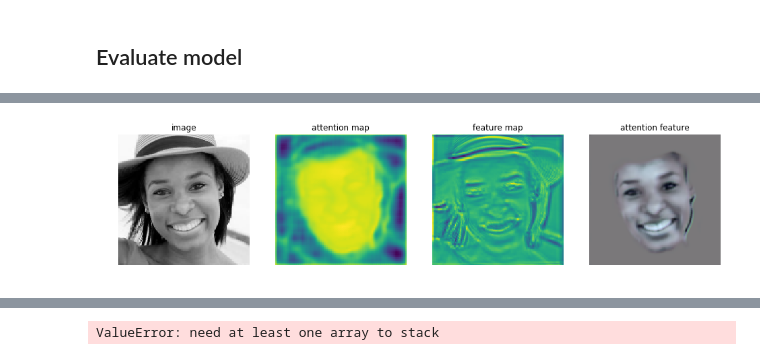
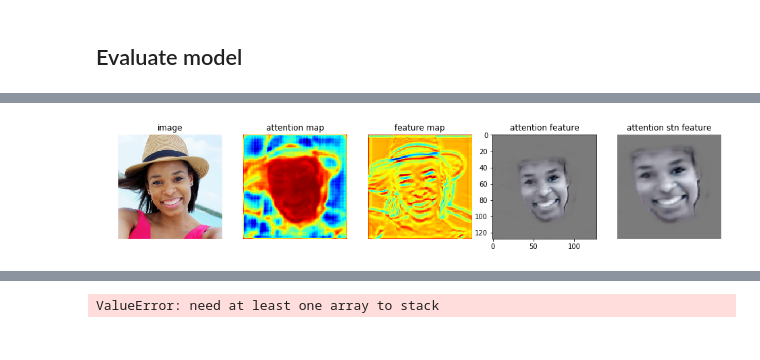
Before and after one commit to pedrodiamel/ferattention, a Jupyter notebook: books/eval.ipynb, the cells around one changed output, grey strips where cells are left out. Drawn from its saved outputs; the diff is of its cells as text; code cells hidden in the pictures.

Commit message:
add affect dataset and synthetic creation

```diff
--- a/books/eval.ipynb
+++ b/books/eval.ipynb
@@ -154,16 +160,17 @@ for i in range( len(dataset) ):
     idx = i + 0
     sample = dataset[ idx ]
 
-#     image_org, image, mask, meta = sample
-#     image = image.unsqueeze(0)
-#     label = meta[0]
-#     y_theta   = meta[1:].view(-1, 2, 3)
 
-
-    image = sample['image'].unsqueeze(0)
-    label = sample['label'].argmax()
-    #image = F.fliplr( image )
-    image_org = sample['image']
+    if breal:
+        image = sample['image'].unsqueeze(0)
+        label = sample['label'].argmax()
+        #image = F.fliplr( image )
+        image_org = sample['image']
+    else:
+        image_org, image, mask, meta = sample
+        image = image.unsqueeze(0)
+        label = meta[0]
+        y_theta   = meta[1:].view(-1, 2, 3)
 
     image = image.cuda()
     #y_theta = y_theta.cuda()
@@ -294,6 +308,10 @@ tensor(5, device='cuda:1') | tensor(4.)
 # %%
 import random
 import scipy.misc
+
+
+def save( pathname, image ):
+    cv2.imwrite(pathname, image )
 
 
 def sigmoid(x):
@@ -324,7 +342,8 @@ def crop(image, xycrop):
 
 
 imagesize=128
-image = cv2.imread('../rec/selfie_happy.png')[:,:,(2,1,0)].mean(axis=2)
+image_org = cv2.imread('../rec/selfie_happy.png')[:,:,(2,1,0)]
+image = image_org.mean(axis=2)
 
 # sigma=0.09
 # image = image/255.0
@@ -332,12 +351,13 @@ image = cv2.imread('../rec/selfie_happy.png')[:,:,(2,1,0)].mean(axis=2)
 # noise = noise.reshape(image.shape[0],image.shape[1])
 # image = (np.clip(image+noise,0,1)*255).astype(np.uint8)
 
+
 # # image = pad(image,10)
-image = crop(image, 50)
+image = crop(image, 20)
 
 image = np.stack( (image,image,image), axis=2 )
 image = cv2.resize( image, (imagesize,imagesize) )
-# image = norm((image/255)**1.0)*255
+# image = norm((image/255)**1.5)*255
 
 image = torch.from_numpy(image).permute( (2,0,1) ).unsqueeze(0).float()
 image = mean_normalization(image, mean=[0.485, 0.456, 0.406], std=[0.229, 0.224, 0.225])
@@ -345,16 +365,28 @@ print(image.shape)
 
 z, y_lab_hat, att, theta, att_t, fmap, srf = net( image )
 
+
 att  = att.data.cpu().numpy().transpose(2,3,1,0)[...,0]
+att_t  = att_t.data.cpu().numpy().transpose(2,3,1,0)[...,0]
 fmap = fmap.data.cpu().numpy().transpose(2,3,1,0)[:,:,0,0]
 srf  = srf.data.cpu().numpy().transpose(2,3,1,0)[...,0]
 image = image.data.cpu().numpy().transpose(2,3,1,0)[...,0]
-y_lab_hat = y_lab_hat.argmax()
+y_lab_hat = y_lab_hat.data.cpu().argmax().numpy()
+
+fmap = cv2.applyColorMap( (norm(fmap)*255).astype(np.uint8) , cv2.COLORMAP_JET)[:,:,(2,1,0)]
+srf = cv2.applyColorMap( (norm(srf.sum(2))*255).astype(np.uint8), cv2.COLORMAP_JET)[:,:,(2,1,0)]
+
+# att  = att.data.cpu().numpy().transpose(2,3,1,0)[...,0]
+# fmap = fmap.data.cpu().numpy().transpose(2,3,1,0)[:,:,0,0]
+# srf  = srf.data.cpu().numpy().transpose(2,3,1,0)[...,0]
+# image = image.data.cpu().numpy().transpose(2,3,1,0)[...,0]
+# y_lab_hat = y_lab_hat.argmax()
 
 
 print(fmap.shape, fmap.min(), fmap.max() )
 print(srf.shape, srf.min(), srf.max() )
-print(y_lab_hat, dataset.data.classes[y_lab_hat])
+print(y_lab_hat)
+# print(dataset.data.classes[y_lab_hat])
 
 att_mask = (np.abs( att ) > 0.2).astype(np.float)
 print(att_mask.shape, att_mask.min(), att_mask.max() )
@@ -363,23 +395,37 @@ image = norm(image)
 #print(image.min(), image.max() )
 
 
+bsave=False
+if bsave:
+    save('../out/image.png', image_org[:,:,(2,1,0)] )
+    save('../out/attmap.png', fmap[:,:,(2,1,0)] )
+    save('../out/srf.png', srf[:,:,(2,1,0)] )
+    save('../out/att.png', norm(att)*255 )
+    save('../out/att_snt.png', norm(att_t)*255 )
+
+
+
 plt.figure( figsize=(16,8))
-plt.subplot(141)
-plt.imshow( image )
+plt.subplot(151)
+plt.imshow( ((image_org) ).astype( np.uint8 ) )
 plt.title('image')
 plt.axis('off')
-plt.subplot(142)
+plt.subplot(152)
 plt.imshow( (fmap))
 plt.title('attention map')
 plt.axis('off' )
-plt.subplot(143)
-plt.imshow( srf.sum(2) )
+plt.subplot(153)
+plt.imshow( srf )
 plt.title('feature map')
 plt.axis('off' )
-plt.subplot(144)
+plt.subplot(154)
 plt.imshow( norm(att) )
 # plt.title('class {}/{}'.format(y_lab_hat, label) )
 plt.title('attention feature')
+plt.subplot(155)
+plt.imshow( norm(att_t) )
+# plt.title('class {}/{}'.format(y_lab_hat, label) )
+plt.title('attention stn feature')
 plt.axis('off')
 
 plt.show()
@@ -391,5 +437,5 @@ tensor(1, device='cuda:1') Happiness - HA
 (128, 128, 3) 0.0 1.0
-[figure, old version]
+[figure, new version]
 # %%
 
 
```
Also changed, not shown: parts of 18 cells of this notebook, 25 other files.
